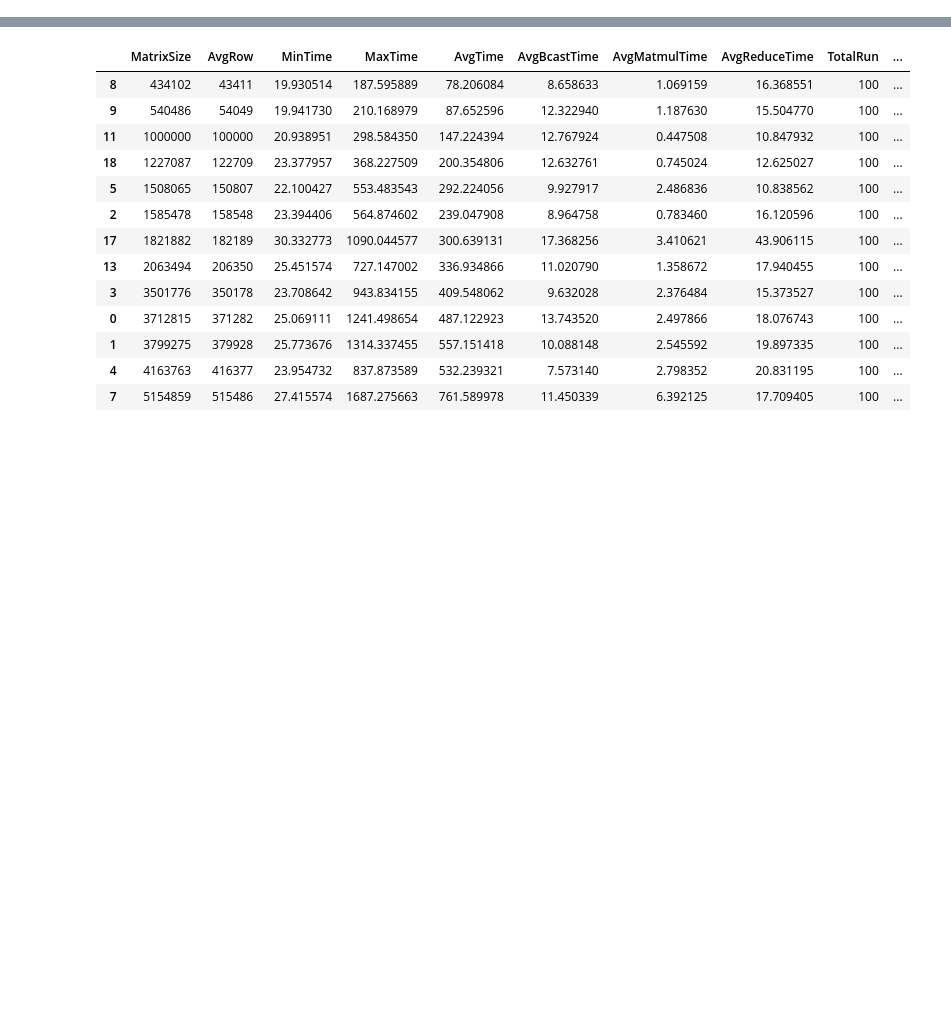
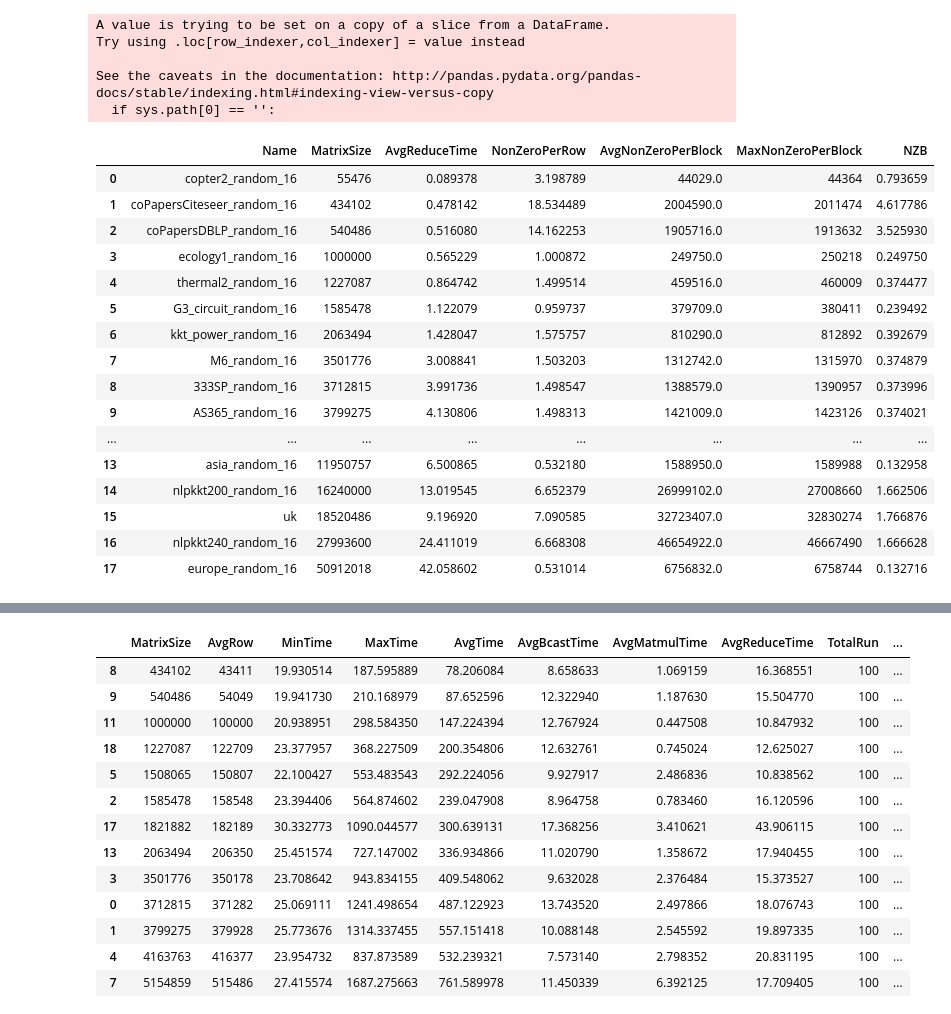
Before and after one commit to marufdsi/matvec-sparse, a Jupyter notebook: New Model for Workshop.ipynb, the cells around one changed output, grey strips where cells are left out. Cells and saved outputs as stored; diff of their text form; code cells hidden in the pictures; blank space fills up the shorter version.

```diff
--- a/New Model for Workshop.ipynb
+++ b/New Model for Workshop.ipynb
@@ -58,0 +64,37 @@ skylake_2d_100
+# %%
+skylake_2d_16 = skylake_2d[skylake_2d["nProcess"] == 16]
+skylake_2d_16 = skylake_2d_16.groupby("Name").mean()
+skylake_2d_16 = skylake_2d_16.reset_index()
+skylake_2d_16 = skylake_2d_16.sort_values(by=["AvgRow"])
+skylake_2d_16 = skylake_2d_16.reset_index(drop=True)
+
+skylake_2d_16.plot(kind="bar", x="MatrixSize", y="AvgReduceTime")
+data = skylake_2d_16[["Name", "MatrixSize", "AvgReduceTime", "NonZeroPerRow", "AvgNonZeroPerBlock", "MaxNonZeroPerBlock"]]
+ratio = []
+for index,row in data.iterrows():
+    ratio.append(row["AvgNonZeroPerBlock"]/row["MatrixSize"])
+data["NZB"] = ratio
+data
+# %% [output]
+A value is trying to be set on a copy of a slice from a DataFrame.
+Try using .loc[row_indexer,col_indexer] = value instead
+
+See the caveats in the documentation: http://pandas.pydata.org/pandas-docs/stable/indexing.html#indexing-view-versus-copy
+  if sys.path[0] == '':
+|  | Name | MatrixSize | AvgReduceTime | NonZeroPerRow | AvgNonZeroPerBlock | MaxNonZeroPerBlock | NZB |
+| 0 | copter2_random_16 | 55476 | 0.089378 | 3.198789 | 44029.0 | 44364 | 0.793659 |
+| 1 | coPapersCiteseer_random_16 | 434102 | 0.478142 | 18.534489 | 2004590.0 | 2011474 | 4.617786 |
+| 2 | coPapersDBLP_random_16 | 540486 | 0.516080 | 14.162253 | 1905716.0 | 1913632 | 3.525930 |
+| 3 | ecology1_random_16 | 1000000 | 0.565229 | 1.000872 | 249750.0 | 250218 | 0.249750 |
+| 4 | thermal2_random_16 | 1227087 | 0.864742 | 1.499514 | 459516.0 | 460009 | 0.374477 |
+| 5 | G3_circuit_random_16 | 1585478 | 1.122079 | 0.959737 | 379709.0 | 380411 | 0.239492 |
+| 6 | kkt_power_random_16 | 2063494 | 1.428047 | 1.575757 | 810290.0 | 812892 | 0.392679 |
+| 7 | M6_random_16 | 3501776 | 3.008841 | 1.503203 | 1312742.0 | 1315970 | 0.374879 |
+| 8 | 333SP_random_16 | 3712815 | 3.991736 | 1.498547 | 1388579.0 | 1390957 | 0.373996 |
+| 9 | AS365_random_16 | 3799275 | 4.130806 | 1.498313 | 1421009.0 | 1423126 | 0.374021 |
+| ... | ... | ... | ... | ... | ... | ... | ... |
+| 13 | asia_random_16 | 11950757 | 6.500865 | 0.532180 | 1588950.0 | 1589988 | 0.132958 |
+| 14 | nlpkkt200_random_16 | 16240000 | 13.019545 | 6.652379 | 26999102.0 | 27008660 | 1.662506 |
+| 15 | uk | 18520486 | 9.196920 | 7.090585 | 32723407.0 | 32830274 | 1.766876 |
+| 16 | nlpkkt240_random_16 | 27993600 | 24.411019 | 6.668308 | 46654922.0 | 46667490 | 1.666628 |
+| 17 | europe_random_16 | 50912018 | 42.058602 | 0.531014 | 6756832.0 | 6758744 | 0.132716 |
```
Also changed, not shown: parts of 10 cells of this notebook, 1 other file.
